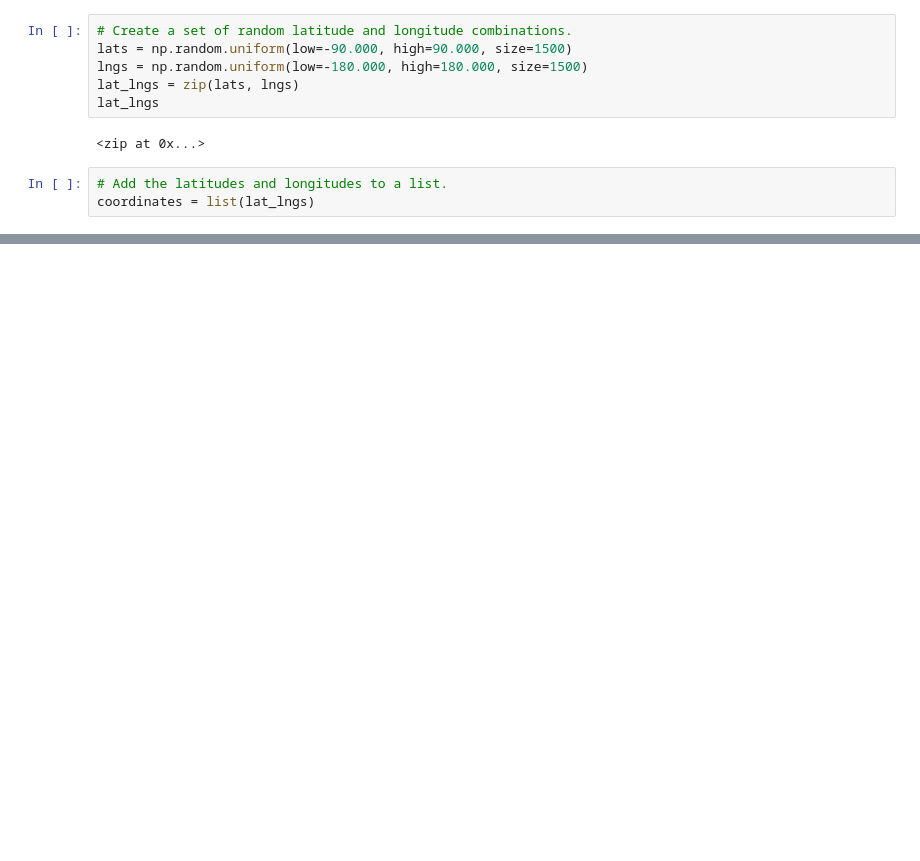
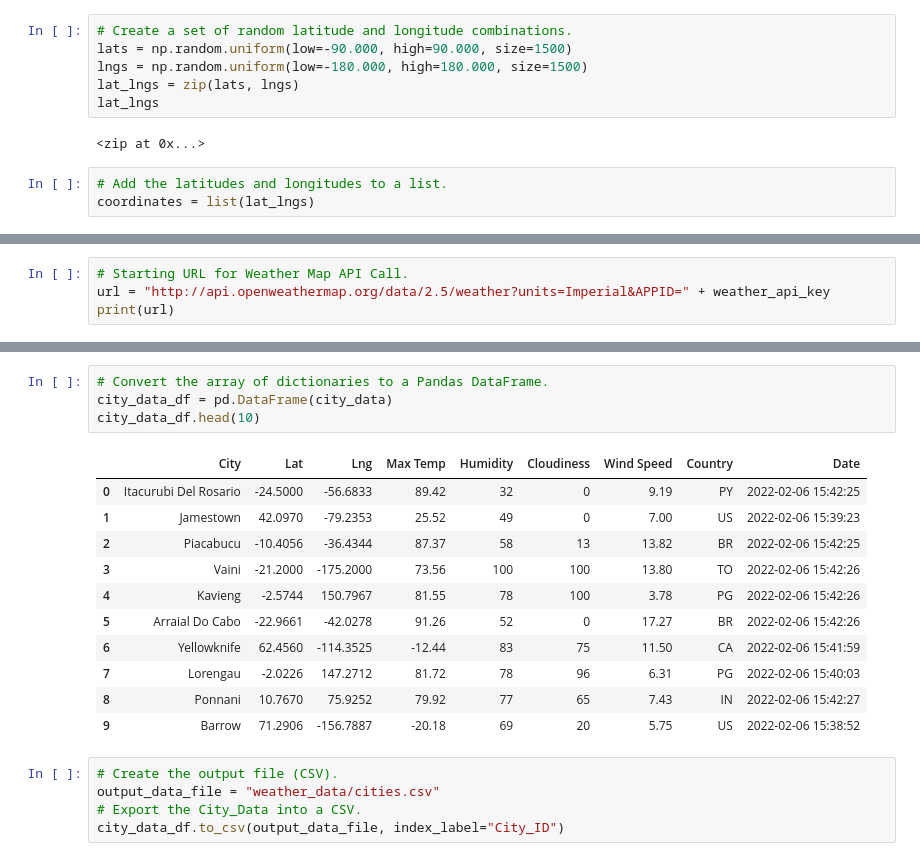
Before and after one commit to sherrkhan/World_Weather_Analysis, a Jupyter notebook: WeatherPy.ipynb, the cells around one changed output, grey strips where cells are left out. Drawn from its saved outputs; the diff is of its cells as text; blank space fills up the shorter version.

```diff
--- a/WeatherPy.ipynb
+++ b/WeatherPy.ipynb
@@ -34,0 +24,4 @@ len(cities)
+# %%
+# Starting URL for Weather Map API Call.
+url = "http://api.openweathermap.org/data/2.5/weather?units=Imperial&APPID=" + weather_api_key
+print(url)
@@ -34,0 +124,21 @@ len(cities)
+# %%
+# Convert the array of dictionaries to a Pandas DataFrame.
+city_data_df = pd.DataFrame(city_data)
+city_data_df.head(10)
+# %% [output]
+|  | City | Lat | Lng | Max Temp | Humidity | Cloudiness | Wind Speed | Country | Date |
+| 0 | Itacurubi Del Rosario | -24.5000 | -56.6833 | 89.42 | 32 | 0 | 9.19 | PY | 2022-02-06 15:42:25 |
+| 1 | Jamestown | 42.0970 | -79.2353 | 25.52 | 49 | 0 | 7.00 | US | 2022-02-06 15:39:23 |
+| 2 | Piacabucu | -10.4056 | -36.4344 | 87.37 | 58 | 13 | 13.82 | BR | 2022-02-06 15:42:25 |
+| 3 | Vaini | -21.2000 | -175.2000 | 73.56 | 100 | 100 | 13.80 | TO | 2022-02-06 15:42:26 |
+| 4 | Kavieng | -2.5744 | 150.7967 | 81.55 | 78 | 100 | 3.78 | PG | 2022-02-06 15:42:26 |
+| 5 | Arraial Do Cabo | -22.9661 | -42.0278 | 91.26 | 52 | 0 | 17.27 | BR | 2022-02-06 15:42:26 |
+| 6 | Yellowknife | 62.4560 | -114.3525 | -12.44 | 83 | 75 | 11.50 | CA | 2022-02-06 15:41:59 |
+| 7 | Lorengau | -2.0226 | 147.2712 | 81.72 | 78 | 96 | 6.31 | PG | 2022-02-06 15:40:03 |
+| 8 | Ponnani | 10.7670 | 75.9252 | 79.92 | 77 | 65 | 7.43 | IN | 2022-02-06 15:42:27 |
+| 9 | Barrow | 71.2906 | -156.7887 | -20.18 | 69 | 20 | 5.75 | US | 2022-02-06 15:38:52 |
+# %%
+# Create the output file (CSV).
+output_data_file = "weather_data/cities.csv"
+# Export the City_Data into a CSV.
+city_data_df.to_csv(output_data_file, index_label="City_ID")
```
Also changed, not shown: parts of 5 cells of this notebook, 4 other files.
